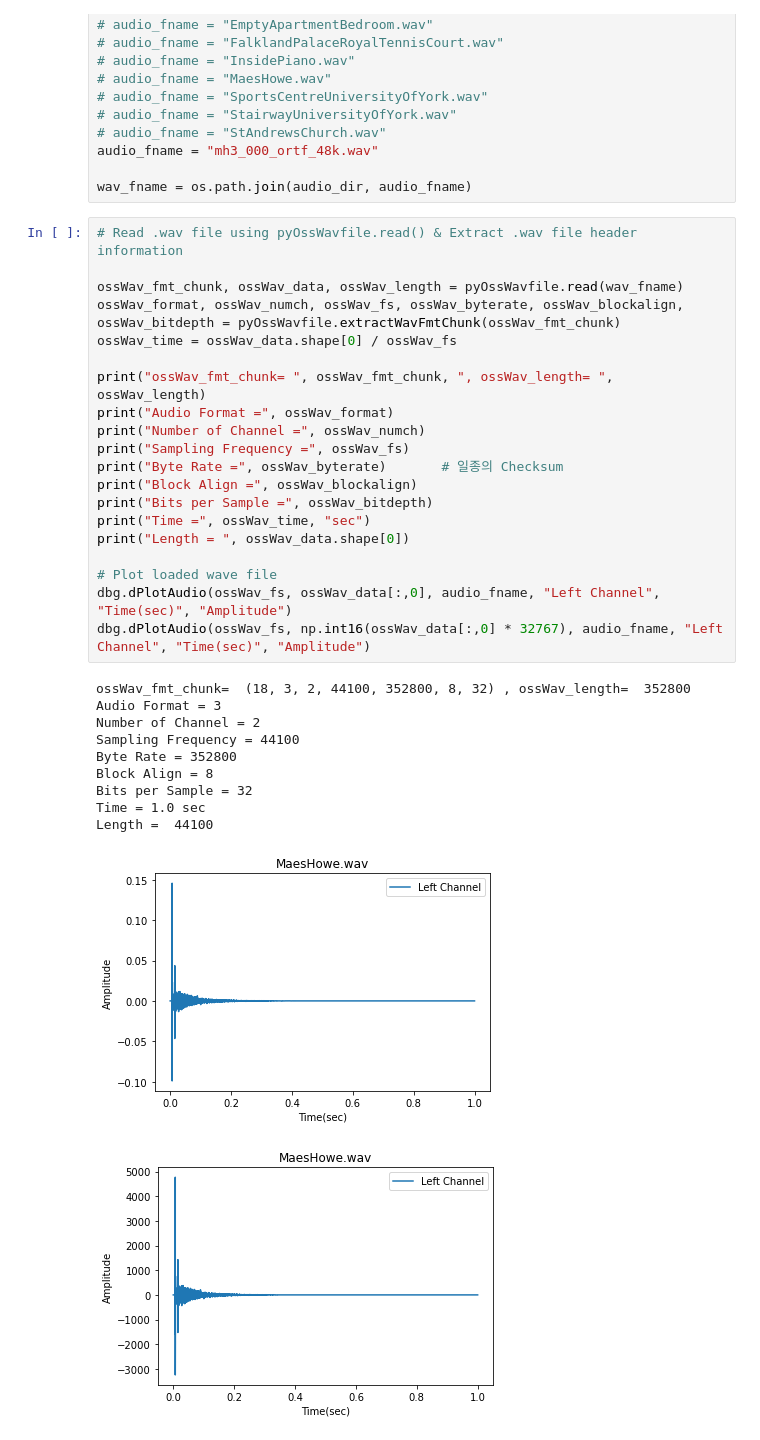
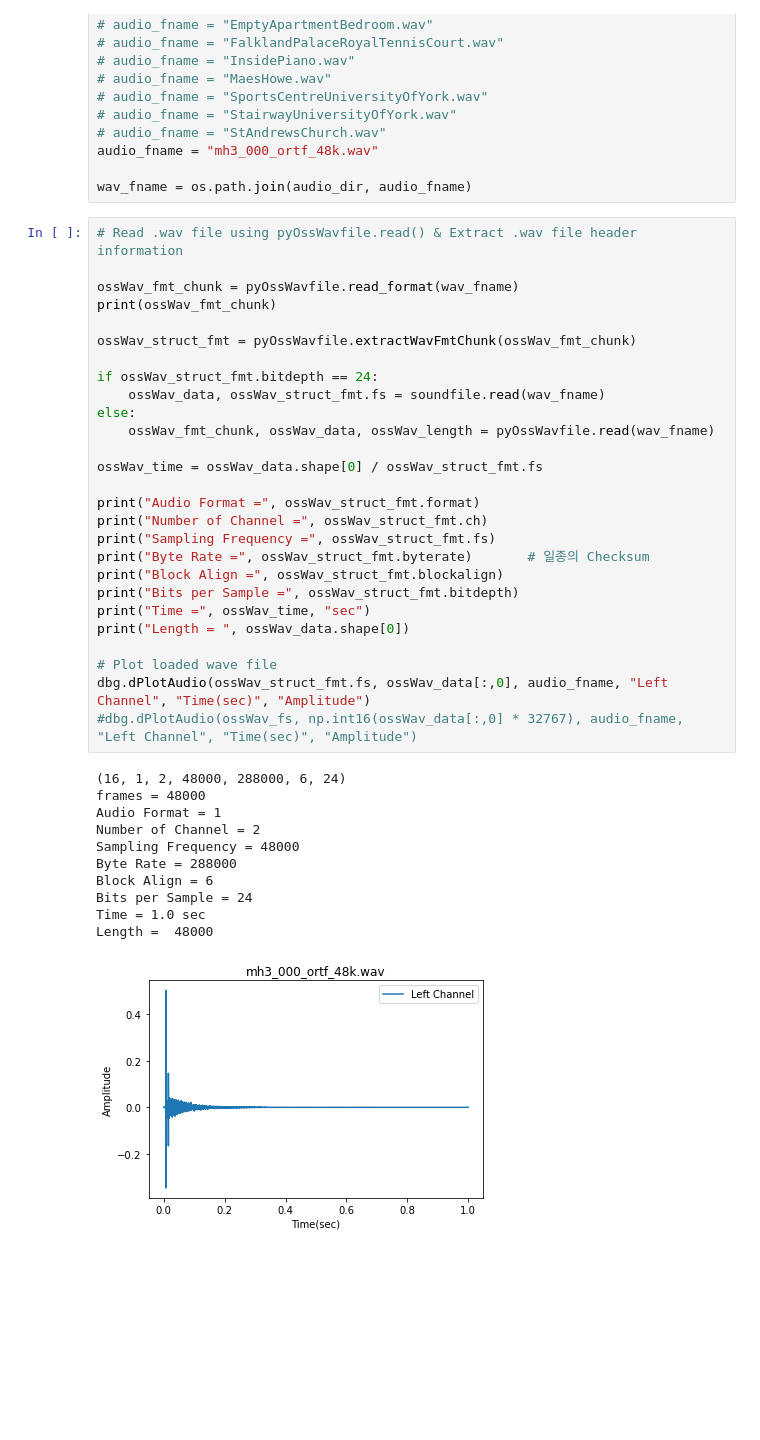
Before and after one commit to sunnyside74/pyOssAudioAnalyzer, a Jupyter notebook: ossTestAcousticCalc.ipynb, the cells around one changed output. Cells and saved outputs as stored; diff of their text form; blank space fills up the shorter version.

Commit message:
24bit PCM  audio 불러오기 및 처리할 수 있도록 수정 fmt_chunk 값을 구조체 비슷하게 변경 (Class 추가)

```diff
--- a/ossTestAcousticCalc.ipynb
+++ b/ossTestAcousticCalc.ipynb
@@ -54,35 +54,42 @@ wav_fname = os.path.join(audio_dir, audio_fname)
 # %%
 # Read .wav file using pyOssWavfile.read() & Extract .wav file header information
 
-ossWav_fmt_chunk, ossWav_data, ossWav_length = pyOssWavfile.read(wav_fname)
-ossWav_format, ossWav_numch, ossWav_fs, ossWav_byterate, ossWav_blockalign, ossWav_bitdepth = pyOssWavfile.extractWavFmtChunk(ossWav_fmt_chunk)
-ossWav_time = ossWav_data.shape[0] / ossWav_fs
+ossWav_fmt_chunk = pyOssWavfile.read_format(wav_fname)
+print(ossWav_fmt_chunk)
 
-print("ossWav_fmt_chunk= ", ossWav_fmt_chunk, ", ossWav_length= ", ossWav_length)
-print("Audio Format =", ossWav_format)
-print("Number of Channel =", ossWav_numch)
-print("Sampling Frequency =", ossWav_fs)
-print("Byte Rate =", ossWav_byterate)       # 일종의 Checksum
-print("Block Align =", ossWav_blockalign)
-print("Bits per Sample =", ossWav_bitdepth)
+ossWav_struct_fmt = pyOssWavfile.extractWavFmtChunk(ossWav_fmt_chunk)
+
+if ossWav_struct_fmt.bitdepth == 24:
+    ossWav_data, ossWav_struct_fmt.fs = soundfile.read(wav_fname)
+else:
+    ossWav_fmt_chunk, ossWav_data, ossWav_length = pyOssWavfile.read(wav_fname)
+
+ossWav_time = ossWav_data.shape[0] / ossWav_struct_fmt.fs
+
+print("Audio Format =", ossWav_struct_fmt.format)
+print("Number of Channel =", ossWav_struct_fmt.ch)
+print("Sampling Frequency =", ossWav_struct_fmt.fs)
+print("Byte Rate =", ossWav_struct_fmt.byterate)       # 일종의 Checksum
+print("Block Align =", ossWav_struct_fmt.blockalign)
+print("Bits per Sample =", ossWav_struct_fmt.bitdepth)
 print("Time =", ossWav_time, "sec")
 print("Length = ", ossWav_data.shape[0])
 
 # Plot loaded wave file
-dbg.dPlotAudio(ossWav_fs, ossWav_data[:,0], audio_fname, "Left Channel", "Time(sec)", "Amplitude")
-dbg.dPlotAudio(ossWav_fs, np.int16(ossWav_data[:,0] * 32767), audio_fname, "Left Channel", "Time(sec)", "Amplitude")
+dbg.dPlotAudio(ossWav_struct_fmt.fs, ossWav_data[:,0], audio_fname, "Left Channel", "Time(sec)", "Amplitude")
+#dbg.dPlotAudio(ossWav_fs, np.int16(ossWav_data[:,0] * 32767), audio_fname, "Left Channel", "Time(sec)", "Amplitude")
 # %% [output]
-ossWav_fmt_chunk=  (18, 3, 2, 44100, 352800, 8, 32) , ossWav_length=  352800
-Audio Format = 3
+(16, 1, 2, 48000, 288000, 6, 24)
+frames = 48000
+Audio Format = 1
 Number of Channel = 2
-Sampling Frequency = 44100
-Byte Rate = 352800
-Block Align = 8
-Bits per Sample = 32
+Sampling Frequency = 48000
+Byte Rate = 288000
+Block Align = 6
+Bits per Sample = 24
 Time = 1.0 sec
-Length =  44100
+Length =  48000
-[figure, old version]
+[figure, new version]
-[figure, removed]
 # %%
 # Calculate T60
 import pyRoomAcoustic as room
```
Also changed, not shown: parts of 2 cells of this notebook, 1 other file.
